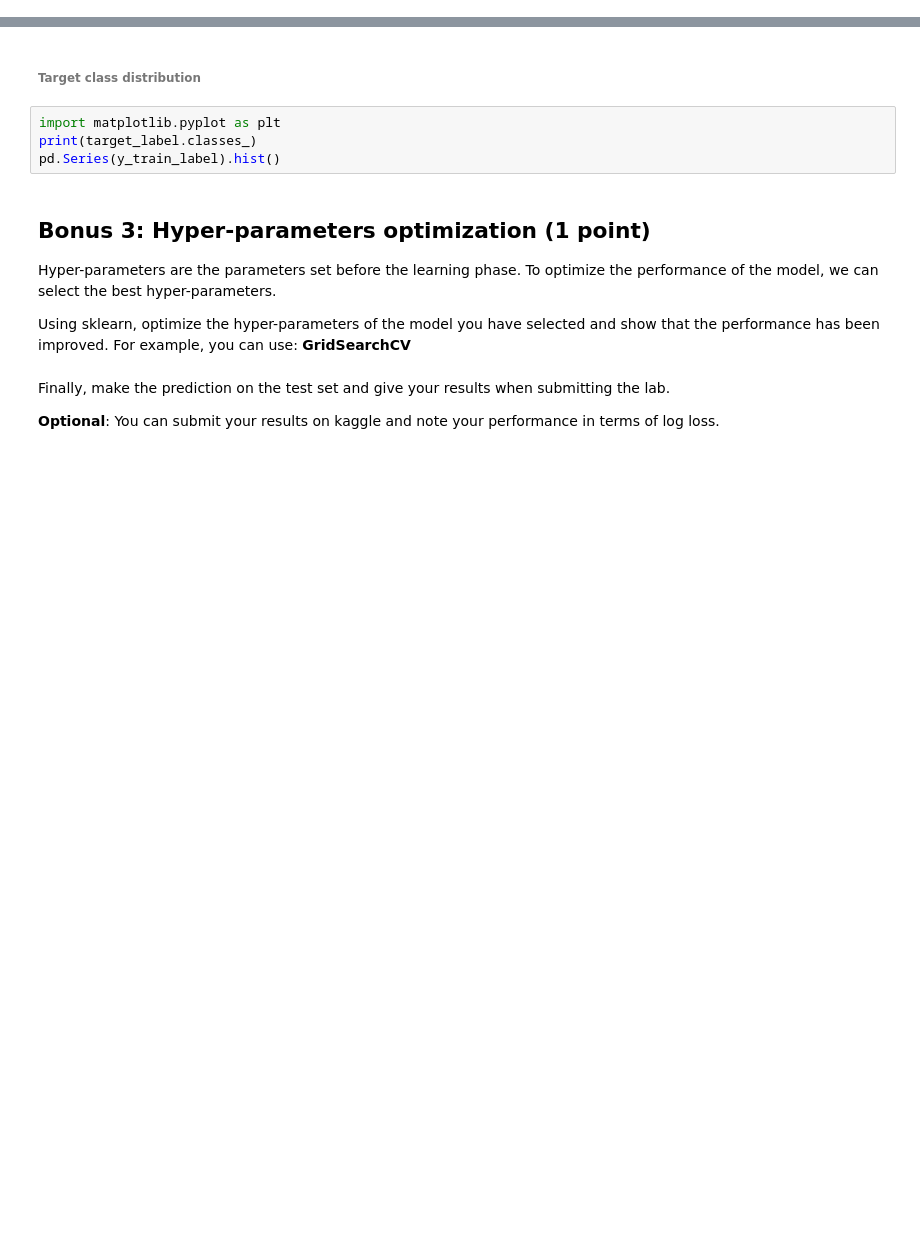
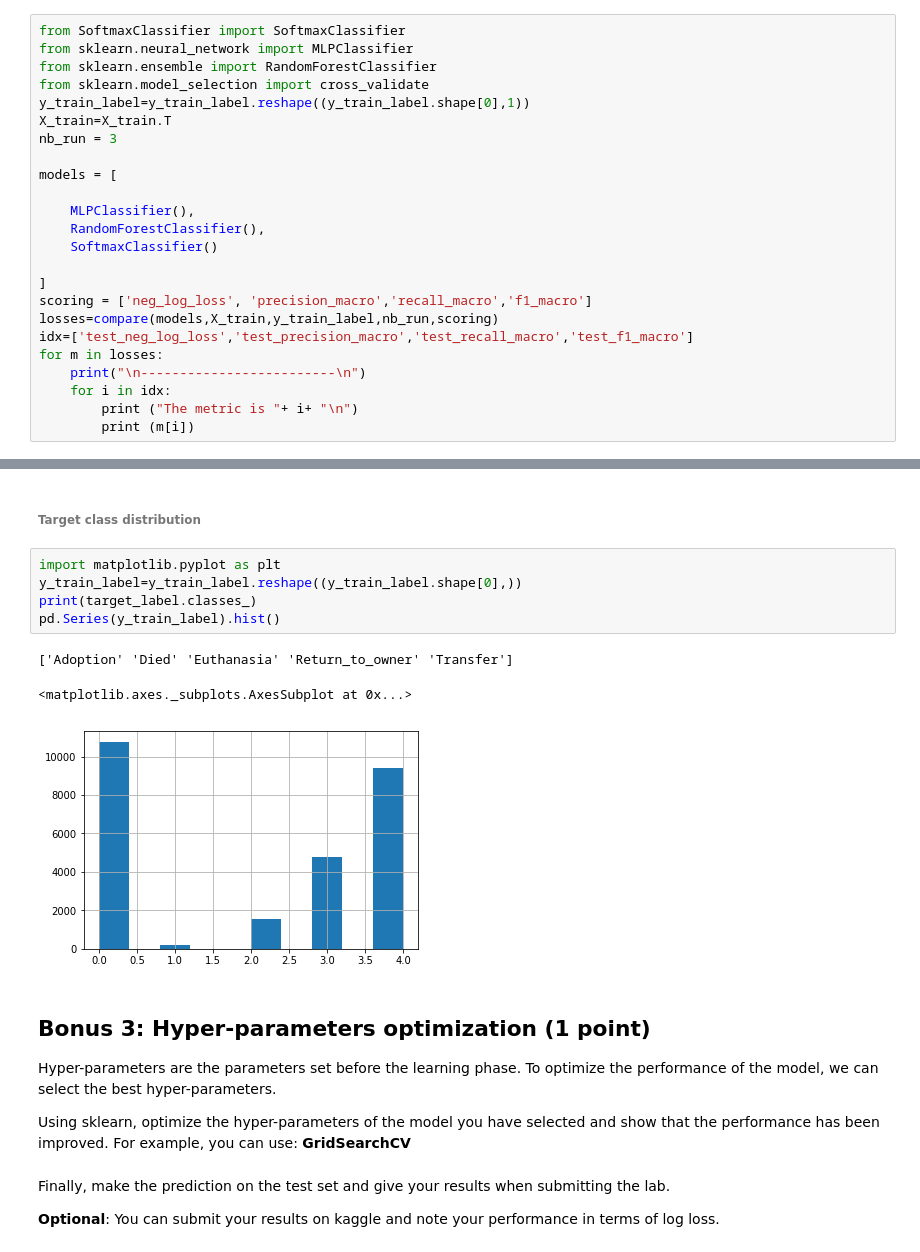
Before and after one commit to bilal684/INF8215, a Jupyter notebook: TP3/TP3_EN.ipynb, the cells around one changed output, grey strips where cells are left out. Drawn from its saved outputs; the diff is of its cells as text; blank space fills up the shorter version.

```diff
--- a/TP3/TP3_EN.ipynb
+++ b/TP3/TP3_EN.ipynb
@@ -984,0 +876,24 @@ compare(models,X_train,y_train_label,nb_run,scoring)
+# %%
+from SoftmaxClassifier import SoftmaxClassifier
+from sklearn.neural_network import MLPClassifier
+from sklearn.ensemble import RandomForestClassifier
+from sklearn.model_selection import cross_validate
+y_train_label=y_train_label.reshape((y_train_label.shape[0],1))
+X_train=X_train.T
+nb_run = 3
+
+models = [
+
+    MLPClassifier(),
+    RandomForestClassifier(),
+    SoftmaxClassifier()
+
+]
+scoring = ['neg_log_loss', 'precision_macro','recall_macro','f1_macro']
+losses=compare(models,X_train,y_train_label,nb_run,scoring)
+idx=['test_neg_log_loss','test_precision_macro','test_recall_macro','test_f1_macro']
+for m in losses:
+    print("\n-------------------------\n")
+    for i in idx:
+        print ("The metric is "+ i+ "\n")
+        print (m[i])
@@ -1005,8 +953,13 @@ pd.DataFrame(confusion_matrix(y_train_label, y_pred), columns = target_label.cla
 ###### Target class distribution
 # %%
 import matplotlib.pyplot as plt
+y_train_label=y_train_label.reshape((y_train_label.shape[0],))
 print(target_label.classes_)
 pd.Series(y_train_label).hist()
+# %% [output]
+['Adoption' 'Died' 'Euthanasia' 'Return_to_owner' 'Transfer']
+<matplotlib.axes._subplots.AxesSubplot at 0x...>
+[figure, added]
 # %% [markdown]
 ## Bonus 3: Hyper-parameters optimization (1 point)
 
```
Also changed, not shown: parts of 24 cells of this notebook, 3 other files.
